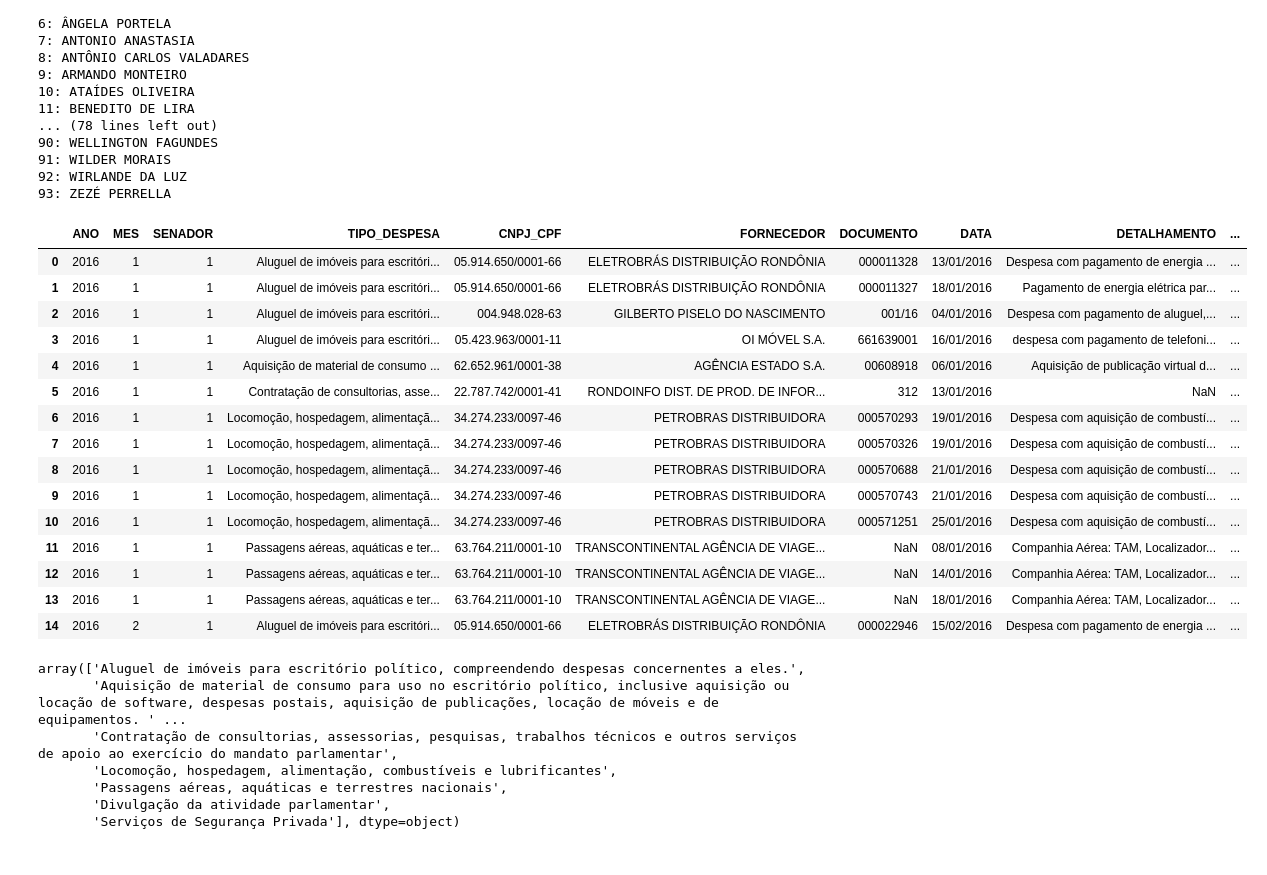
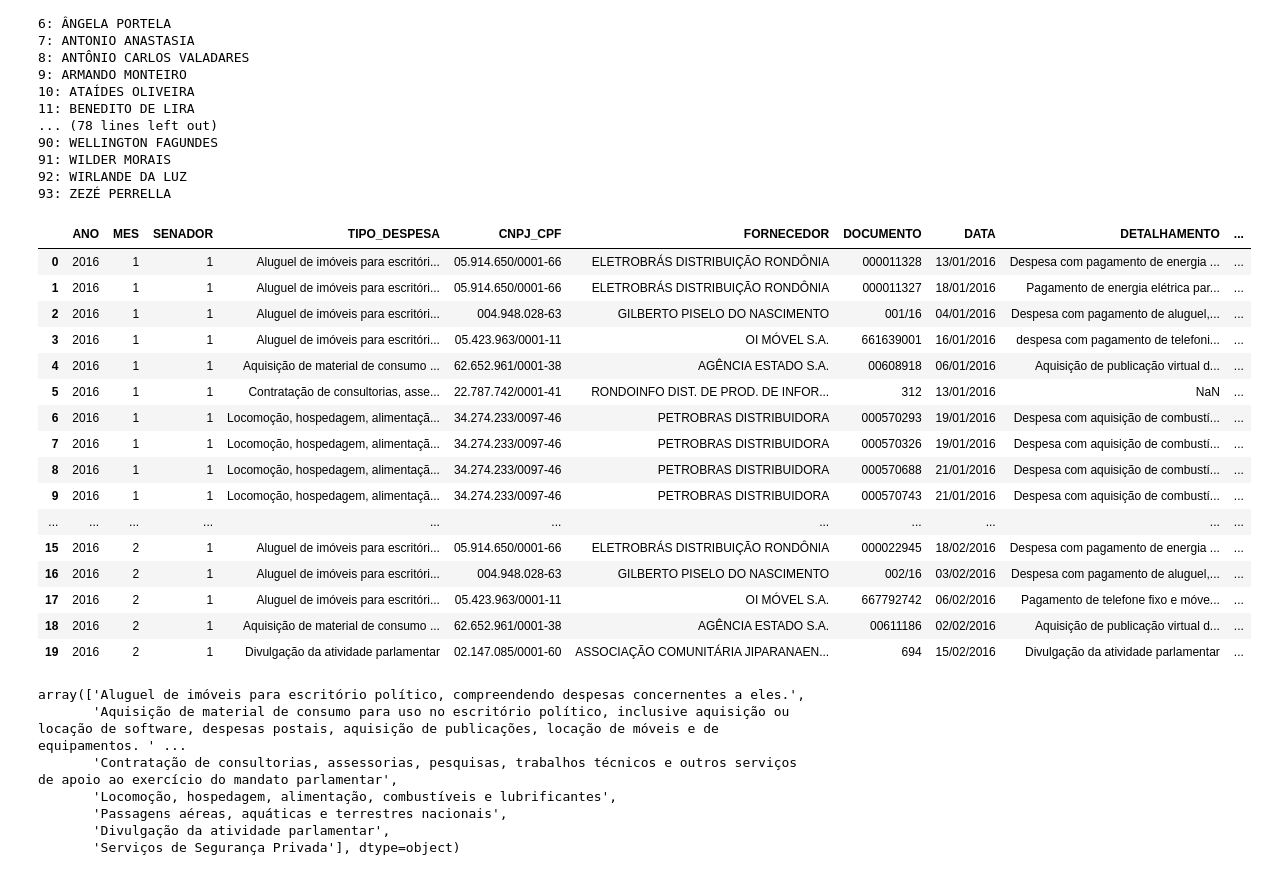
Before and after one commit to brunocampos01/analise-despesas-senadores-CEAPS, a Jupyter notebook: data-clean-CEAPS-2016-part01.ipynb, the cells around one changed output. Drawn from its saved outputs; the diff is of its cells as text; code cells hidden in the pictures.

```diff
--- a/data-clean-CEAPS-2016-part01.ipynb
+++ b/data-clean-CEAPS-2016-part01.ipynb
@@ -250,25 +250,26 @@ number: senador_name
 # %%
 # Replace dictionary in collumn SENADOR
 
 df['SENADOR'] = df['SENADOR'].map(dict_name)
-df.head(15)
+df.head(20)
 # %% [output]
 |  | ANO | MES | SENADOR | TIPO_DESPESA | CNPJ_CPF | FORNECEDOR | DOCUMENTO | DATA | DETALHAMENTO | ... |
 | 0 | 2016 | 1 | 1 | Aluguel de imóveis para escritóri... | 05.914.650/0001-66 | ELETROBRÁS DISTRIBUIÇÃO RONDÔNIA | 000011328 | 13/01/2016 | Despesa com pagamento de energia ... | ... |
 | 1 | 2016 | 1 | 1 | Aluguel de imóveis para escritóri... | 05.914.650/0001-66 | ELETROBRÁS DISTRIBUIÇÃO RONDÔNIA | 000011327 | 18/01/2016 | Pagamento de energia elétrica par... | ... |
 | 2 | 2016 | 1 | 1 | Aluguel de imóveis para escritóri... | 004.948.028-63 | GILBERTO PISELO DO NASCIMENTO | 001/16 | 04/01/2016 | Despesa com pagamento de aluguel,... | ... |
 | 3 | 2016 | 1 | 1 | Aluguel de imóveis para escritóri... | 05.423.963/0001-11 | OI MÓVEL S.A. | 661639001 | 16/01/2016 | despesa com pagamento de telefoni... | ... |
 | 4 | 2016 | 1 | 1 | Aquisição de material de consumo ... | 62.652.961/0001-38 | AGÊNCIA ESTADO S.A. | 00608918 | 06/01/2016 | Aquisição de publicação virtual d... | ... |
 | 5 | 2016 | 1 | 1 | Contratação de consultorias, asse... | 22.787.742/0001-41 | RONDOINFO DIST. DE PROD. DE INFOR... | 312 | 13/01/2016 | NaN | ... |
 | 6 | 2016 | 1 | 1 | Locomoção, hospedagem, alimentaçã... | 34.274.233/0097-46 | PETROBRAS DISTRIBUIDORA | 000570293 | 19/01/2016 | Despesa com aquisição de combustí... | ... |
 | 7 | 2016 | 1 | 1 | Locomoção, hospedagem, alimentaçã... | 34.274.233/0097-46 | PETROBRAS DISTRIBUIDORA | 000570326 | 19/01/2016 | Despesa com aquisição de combustí... | ... |
 | 8 | 2016 | 1 | 1 | Locomoção, hospedagem, alimentaçã... | 34.274.233/0097-46 | PETROBRAS DISTRIBUIDORA | 000570688 | 21/01/2016 | Despesa com aquisição de combustí... | ... |
 | 9 | 2016 | 1 | 1 | Locomoção, hospedagem, alimentaçã... | 34.274.233/0097-46 | PETROBRAS DISTRIBUIDORA | 000570743 | 21/01/2016 | Despesa com aquisição de combustí... | ... |
-| 10 | 2016 | 1 | 1 | Locomoção, hospedagem, alimentaçã... | 34.274.233/0097-46 | PETROBRAS DISTRIBUIDORA | 000571251 | 25/01/2016 | Despesa com aquisição de combustí... | ... |
-| 11 | 2016 | 1 | 1 | Passagens aéreas, aquáticas e ter... | 63.764.211/0001-10 | TRANSCONTINENTAL AGÊNCIA DE VIAGE... | NaN | 08/01/2016 | Companhia Aérea: TAM, Localizador... | ... |
-| 12 | 2016 | 1 | 1 | Passagens aéreas, aquáticas e ter... | 63.764.211/0001-10 | TRANSCONTINENTAL AGÊNCIA DE VIAGE... | NaN | 14/01/2016 | Companhia Aérea: TAM, Localizador... | ... |
-| 13 | 2016 | 1 | 1 | Passagens aéreas, aquáticas e ter... | 63.764.211/0001-10 | TRANSCONTINENTAL AGÊNCIA DE VIAGE... | NaN | 18/01/2016 | Companhia Aérea: TAM, Localizador... | ... |
-| 14 | 2016 | 2 | 1 | Aluguel de imóveis para escritóri... | 05.914.650/0001-66 | ELETROBRÁS DISTRIBUIÇÃO RONDÔNIA | 000022946 | 15/02/2016 | Despesa com pagamento de energia ... | ... |
+| ... | ... | ... | ... | ... | ... | ... | ... | ... | ... | ... |
+| 15 | 2016 | 2 | 1 | Aluguel de imóveis para escritóri... | 05.914.650/0001-66 | ELETROBRÁS DISTRIBUIÇÃO RONDÔNIA | 000022945 | 18/02/2016 | Despesa com pagamento de energia ... | ... |
+| 16 | 2016 | 2 | 1 | Aluguel de imóveis para escritóri... | 004.948.028-63 | GILBERTO PISELO DO NASCIMENTO | 002/16 | 03/02/2016 | Despesa com pagamento de aluguel,... | ... |
+| 17 | 2016 | 2 | 1 | Aluguel de imóveis para escritóri... | 05.423.963/0001-11 | OI MÓVEL S.A. | 667792742 | 06/02/2016 | Pagamento de telefone fixo e móve... | ... |
+| 18 | 2016 | 2 | 1 | Aquisição de material de consumo ... | 62.652.961/0001-38 | AGÊNCIA ESTADO S.A. | 00611186 | 02/02/2016 | Aquisição de publicação virtual d... | ... |
+| 19 | 2016 | 2 | 1 | Divulgação da atividade parlamentar | 02.147.085/0001-60 | ASSOCIAÇÃO COMUNITÁRIA JIPARANAEN... | 694 | 15/02/2016 | Divulgação da atividade parlamentar | ... |
 # %%
 df['TIPO_DESPESA'].unique()
 # %% [output]
```
Also changed, not shown: parts of 4 cells of this notebook, 2 other files.
